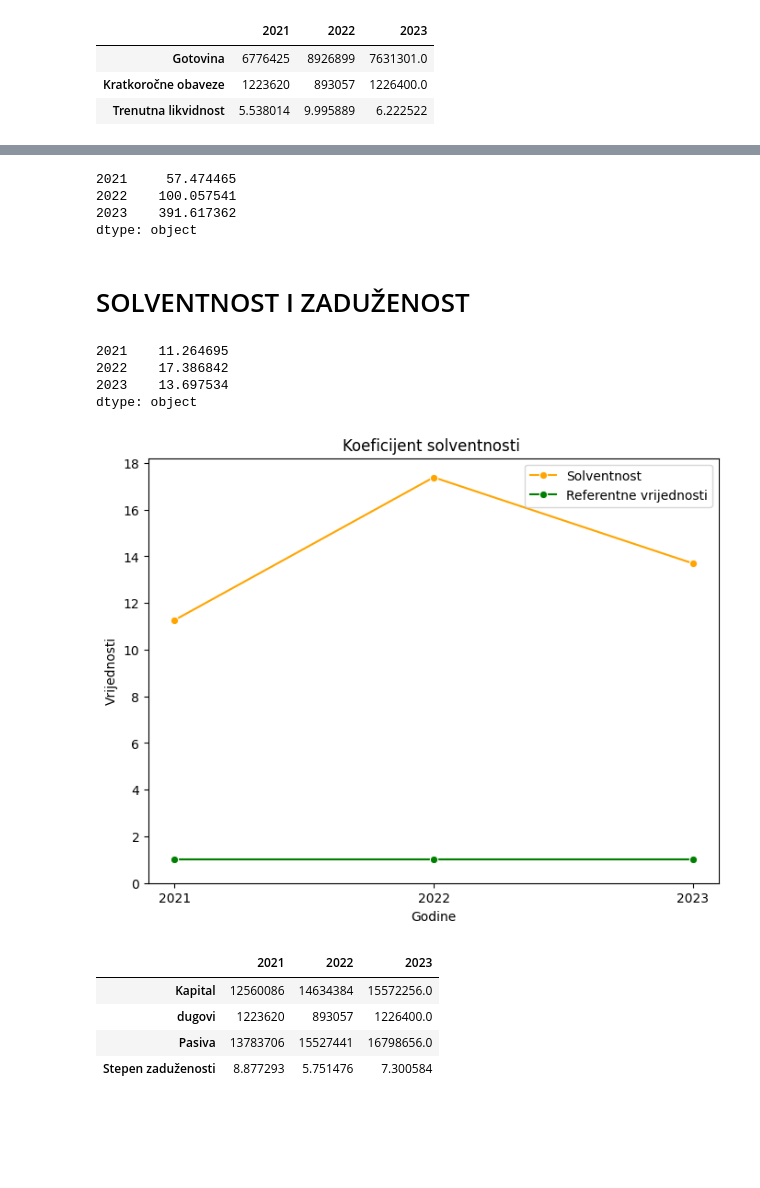
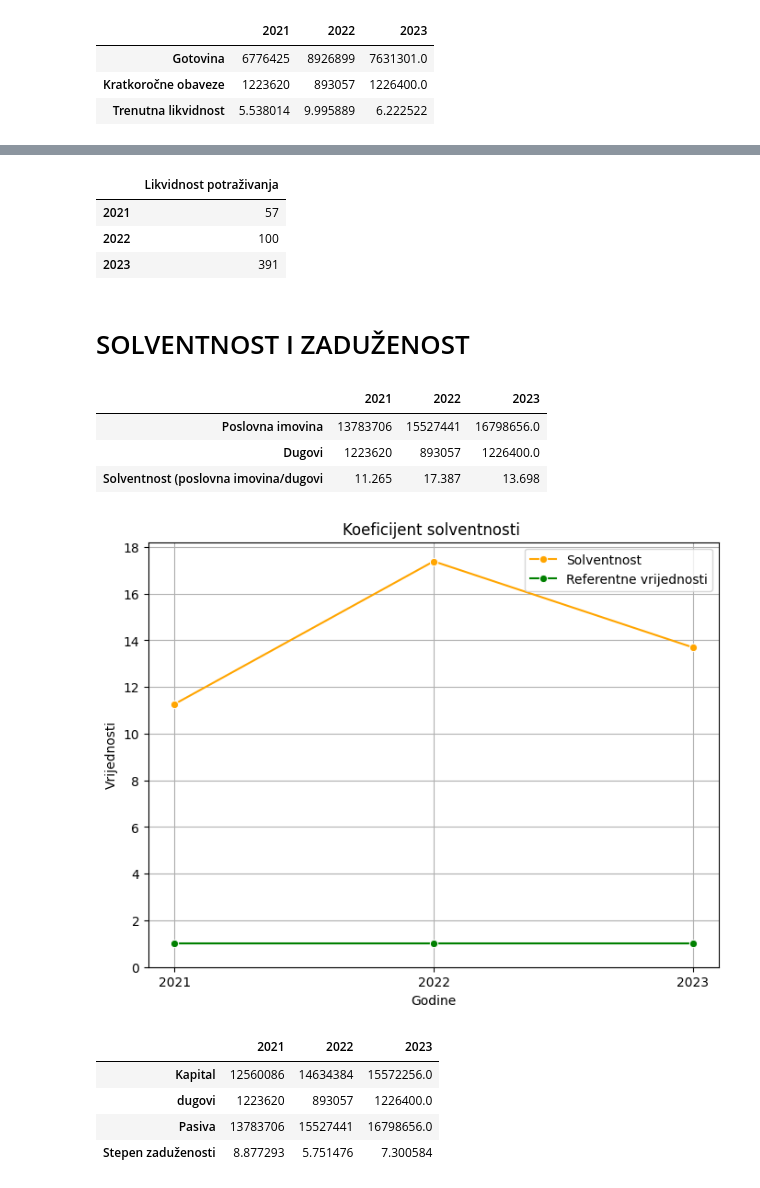
Before and after one commit to OgnjenBN/Diplomski, a Jupyter notebook: BILANSI1 - Copy.ipynb, the cells around one changed output, grey strips where cells are left out. Saved outputs shown, nothing was run; the diff lists cells and outputs as text; code cells hidden in the pictures; blank space fills up the shorter version.

```diff
--- a/BILANSI1 - Copy.ipynb
+++ b/BILANSI1 - Copy.ipynb
@@ -370,58 +331,56 @@ plt.show()
 # %%
 prihodi_od_prodaje =bu.loc[3, [2021 ,2022, 2023]]
 Likvidnost_potraživanja = (kratkoročna_potraživanja * 365) / prihodi_od_prodaje
+Likvidnost_potraživanja = pd.DataFrame(Likvidnost_potraživanja).astype(int)
+Likvidnost_potraživanja.columns = ['Likvidnost potraživanja']
 Likvidnost_potraživanja
 # %% [output]
-2021     57.474465
-2022    100.057541
-2023    391.617362
-dtype: object
+|  | Likvidnost potraživanja |
+| 2021 | 57 |
+| 2022 | 100 |
+| 2023 | 391 |
 # %% [markdown]
 # SOLVENTNOST I ZADUŽENOST
 # %%
 poslovna_imovina = bs.loc[66, [2021 ,2022, 2023]]
 dugovi = bs.loc[114, [2021, 2022, 2023]]
 solventnost = poslovna_imovina / dugovi
-solventnost
+
+SOL = pd.DataFrame ({
+    'Poslovna imovina' : poslovna_imovina,
+    'Dugovi' : dugovi,
+    'Solventnost (poslovna imovina/dugovi' : solventnost
+}).T
+SOL.loc['Solventnost (poslovna imovina/dugovi'] = \
+SOL.loc['Solventnost (poslovna imovina/dugovi'].apply(lambda x: round(x, 3))
+SOL
 # %% [output]
-2021    11.264695
-2022    17.386842
-2023    13.697534
-dtype: object
+|  | 2021 | 2022 | 2023 |
+| Poslovna imovina | 13783706 | 15527441 | 16798656.0 |
+| Dugovi | 1223620 | 893057 | 1226400.0 |
+| Solventnost (poslovna imovina/dugovi | 11.265 | 17.387 | 13.698 |
 # %%
 years = [2021, 2022, 2023]
-
-# Vrijednosti za tekuću likvidnost
 solventnost = [11.264695, 17.386842, 13.697534]
-
-# Referentne vrijednosti
 referentne_vrijednosti = [1, 1, 1]
 
-# Kreiranje grafika
+
 plt.figure(figsize=(8, 6))
 
-# Linija za tekuću likvidnost
 sns.lineplot(x=years, y=solventnost, marker='o', color='orange', label='Solventnost')
-
-# Linija za referentne vrijednosti
 sns.lineplot(x=years, y=referentne_vrijednosti, marker='o', color='g', label='Referentne vrijednosti')
 
-# Postavke za x- i y-ose
 plt.xticks(years)  # Prikaz samo godina na x-osi
 plt.yticks(range(0, 20, 2))   # Postavljanje y-osi do 13
 
-# Oznake
 plt.xlabel('Godine')
 plt.ylabel('Vrijednosti')
 plt.title('Koeficijent solventnosti ')
-
-# Prikaz legende
 plt.legend()
-
-# Prikaz grafika
+plt.grid()
 plt.show()
 # %% [output]
-[figure, old version]
+[figure, new version]
 # %%
 Kapital=bs.loc[68, [2021 ,2022, 2023]]
 dugovi = bs.loc[114, [2021, 2022, 2023]]
```
Also changed, not shown: parts of 36 cells of this notebook.
